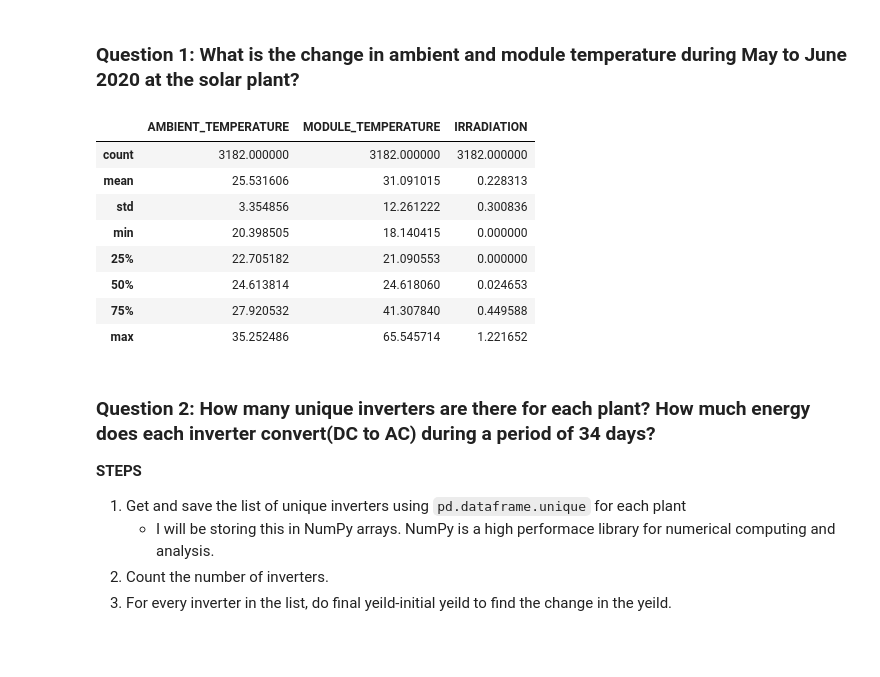
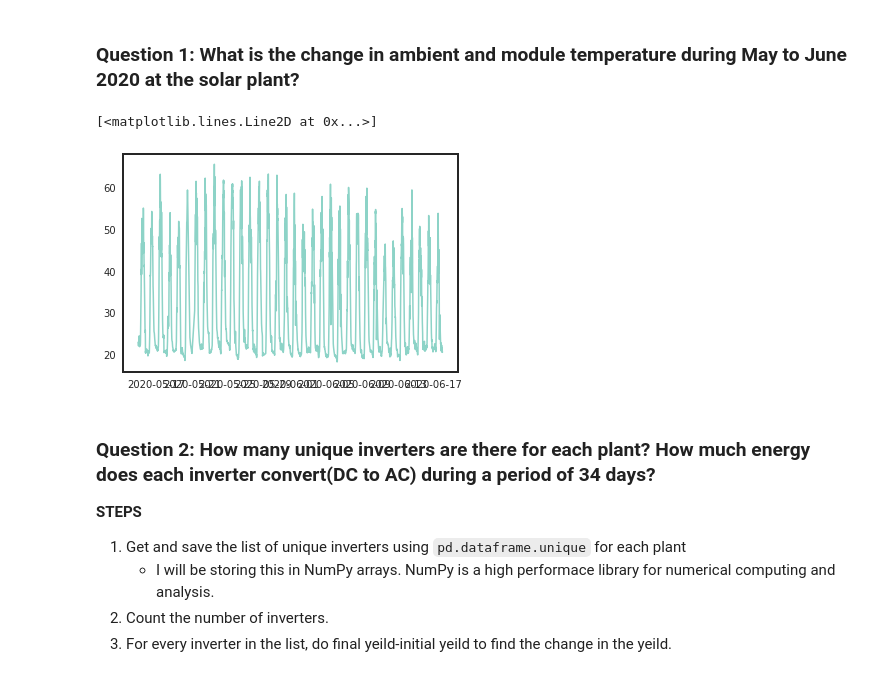
Before and after one commit to charitarthchugh/solar-india, a Jupyter notebook: solar-india.ipynb, the cells around one changed output. Drawn from its saved outputs; the diff is of its cells as text; code cells hidden in the pictures; blank space fills up the shorter version.

```diff
--- a/solar-india.ipynb
+++ b/solar-india.ipynb
@@ -266,18 +270,12 @@ Answer these exploratory questions:
     3.   What is the average total yeild for the inverters at the plant?
 # %% [markdown]
 ### Question 1: What is the change in ambient and module temperature during May to June 2020 at the solar plant?
-# %%
-plant1.weather_sensor_df.describe()
-# %% [output]
-|  | AMBIENT_TEMPERATURE | MODULE_TEMPERATURE | IRRADIATION |
-| count | 3182.000000 | 3182.000000 | 3182.000000 |
-| mean | 25.531606 | 31.091015 | 0.228313 |
-| std | 3.354856 | 12.261222 | 0.300836 |
-| min | 20.398505 | 18.140415 | 0.000000 |
-| 25% | 22.705182 | 21.090553 | 0.000000 |
-| 50% | 24.613814 | 24.618060 | 0.024653 |
-| 75% | 27.920532 | 41.307840 | 0.449588 |
-| max | 35.252486 | 65.545714 | 1.221652 |
+# %%
+#fig, ax =plt.subplot(figsize=(10,,10))
+pd.
+# %% [output]
+[<matplotlib.lines.Line2D at 0x...>]
+[figure, added]
 # %% [markdown]
 ### Question 2: How many unique inverters are there for each plant? How much energy does each inverter convert(DC to AC) during a period of 34 days?
 
```
Also changed, not shown: parts of 2 cells of this notebook, 1 other file.
